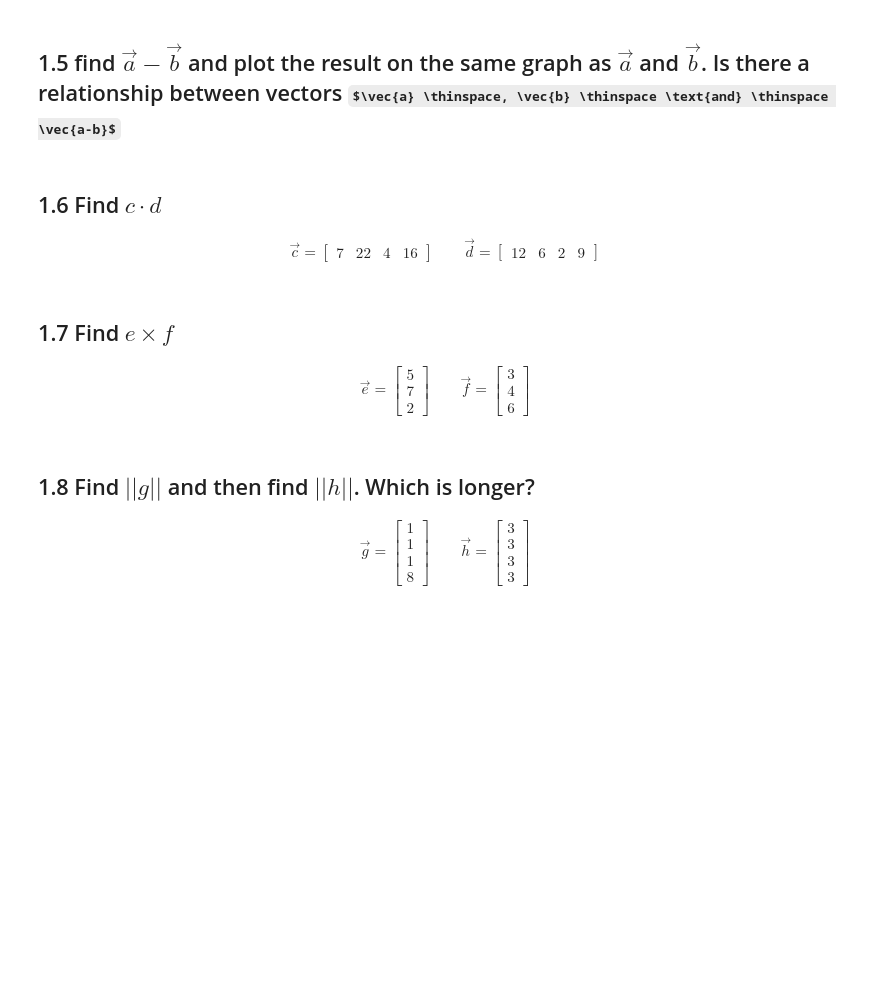
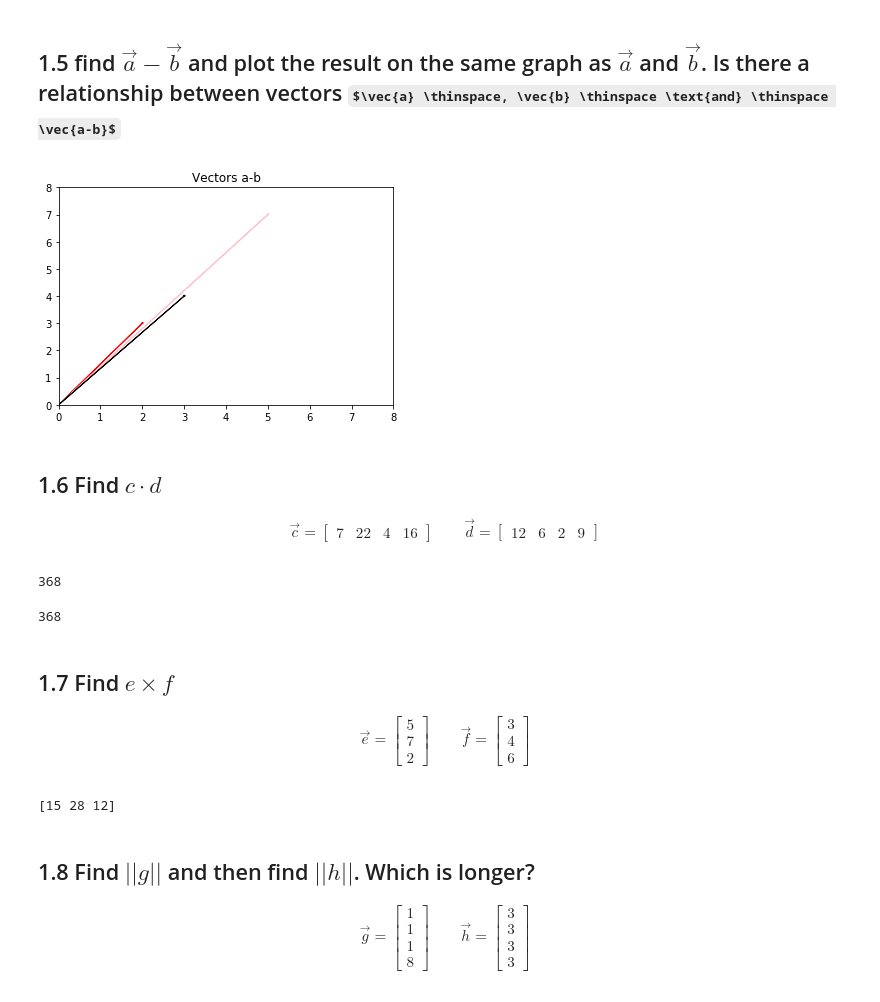
Before and after one commit to oferbaharav/DS-Unit-1-Sprint-4-Linear-Algebra, a Jupyter notebook: module1-linear-algebra-review/Ofer_Baharav_Copy_of_Linear_Algebra_Assignment.ipynb, the cells around one changed output. Cells and saved outputs as stored; diff of their text form; code cells hidden in the pictures; some formulas as TeX source; blank space fills up the shorter version.

```diff
--- a/module1-linear-algebra-review/Ofer_Baharav_Copy_of_Linear_Algebra_Assignment.ipynb
+++ b/module1-linear-algebra-review/Ofer_Baharav_Copy_of_Linear_Algebra_Assignment.ipynb
@@ -44,5 +102,17 @@ print(pi)
 # %% [markdown]
 ## 1.5 find $\vec{a} - \vec{b}$ and plot the result on the same graph as $\vec{a}$ and $\vec{b}$. Is there a relationship between vectors $\vec{a} \thinspace, \vec{b} \thinspace \text{and} \thinspace \vec{a-b}$
+# %%
+subtract_vector = np.subtract(a_vector, b_vector)
+
+plt.arrow(0, 0, subtract_vector[0], subtract_vector[1], head_width=0.04, head_length=0.04, color='red')
+plt.arrow(0, 0, a_vector[0], a_vector[1], head_width=0.04, head_length=0.04, color='pink')
+plt.arrow(0, 0, b_vector[0], b_vector[1], head_width=0.04, head_length=0.04, color='black')
+plt.xlim(0, 8)
+plt.ylim(0, 8)
+plt.title("Vectors a-b")
+plt.show()
+# %% [output]
+[figure, added]
 # %% [markdown]
 ## 1.6 Find $c \cdot d$
 
@@ -51,6 +121,19 @@ print(pi)
 \qquad
 \vec{d} = \begin{bmatrix}12 & 6 & 2 & 9\end{bmatrix}
 \end{align}
+# %%
+#manual: (7*12) + (22*6) + (4*2) + (16*9)
+manual = (7*12) + (22*6) + (4*2) + (16*9)
+manual
+# %% [output]
+368
+# %%
+c_vector = np.array([7, 22, 4, 16])
+d_vector = np.array([12, 6, 2, 9])
+dot_product = np.dot(c_vector, d_vector)
+print(dot_product)
+# %% [output]
+368
 # %% [markdown]
 ##  1.7 Find $e \times f$
 
@@ -59,6 +142,14 @@ print(pi)
 \qquad
 \vec{f} = \begin{bmatrix} 3 \\4 \\ 6 \end{bmatrix}
 \end{align}
+# %%
+# (e5*f3), (e7*f4), (e2*f6)
+e_vector = np.array([5, 7, 2])
+f_vector = np.array([3, 4, 6])
+e_mult_f = np.multiply(e_vector, f_vector)
+print(e_mult_f)
+# %% [output]
+[15 28 12]
 # %% [markdown]
 ## 1.8 Find $||g||$ and then find $||h||$. Which is longer?
 
```
Also changed, not shown: parts of 18 cells of this notebook.
